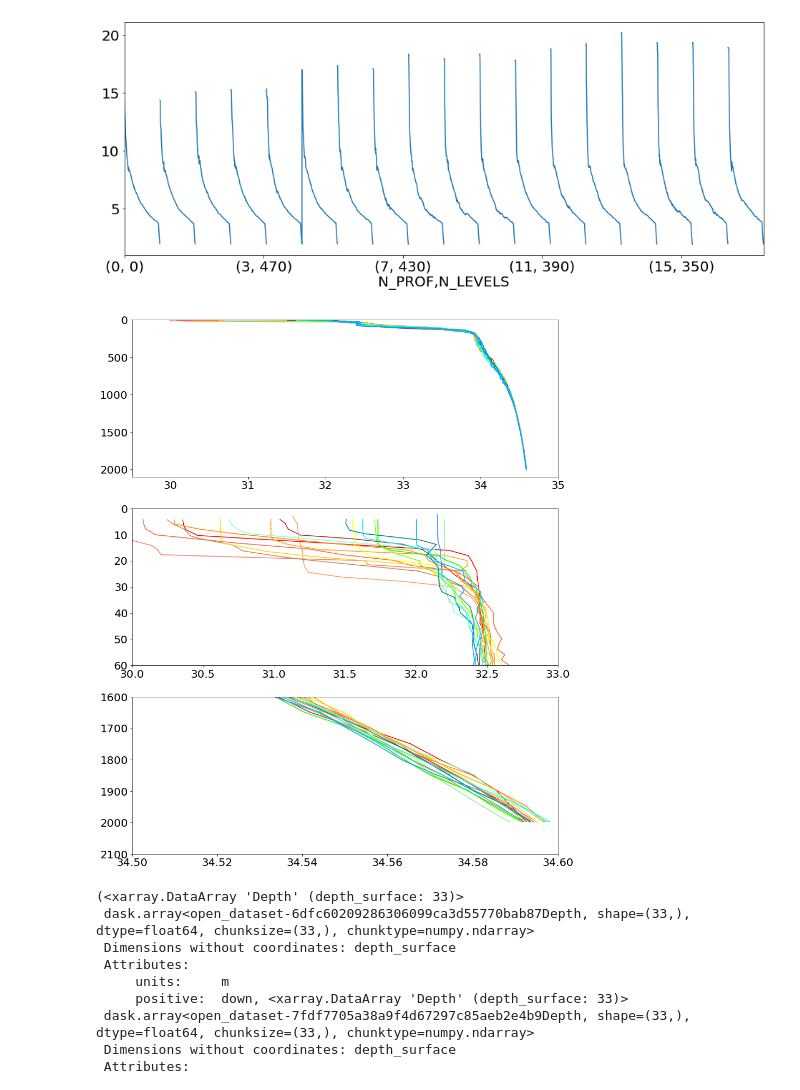
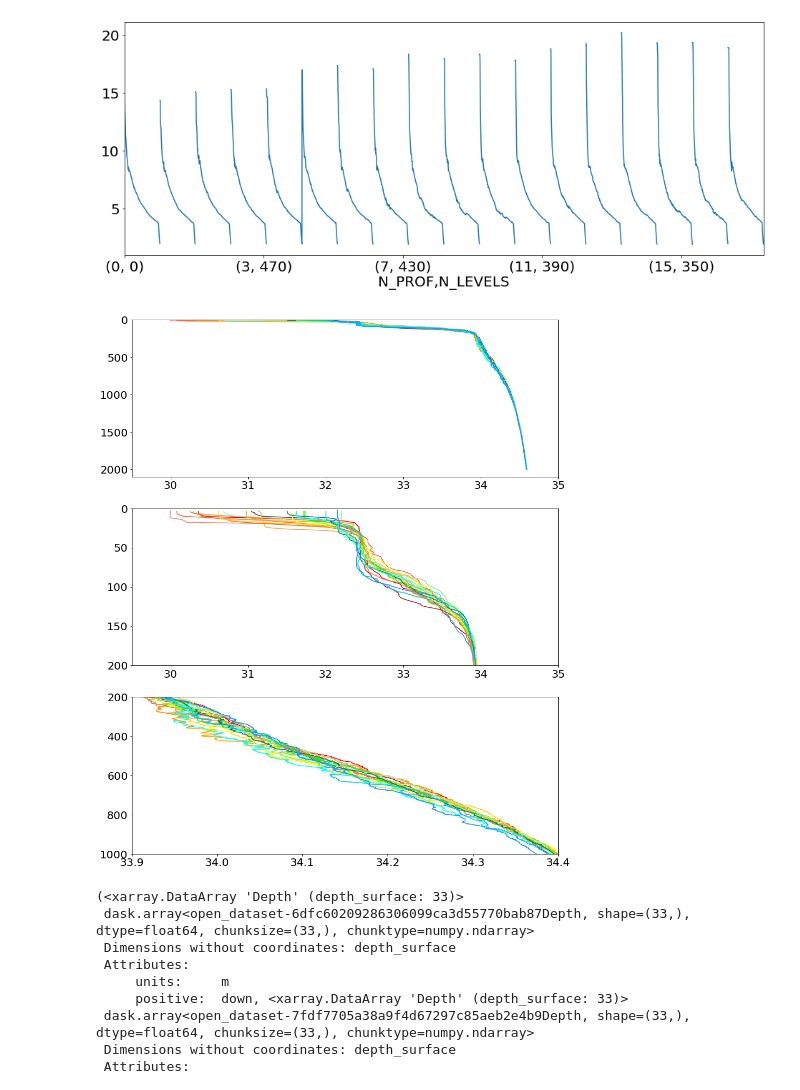
Before and after one commit to robfatland/chlorophyll, a Jupyter notebook: chlorophyll.ipynb, the cells around one changed output. Saved outputs shown, nothing was run; the diff lists cells and outputs as text; code cells hidden in the pictures.

```diff
--- a/chlorophyll.ipynb
+++ b/chlorophyll.ipynb
@@ -427,23 +432,23 @@ argo2df['TEMP'].plot()
 # %%
 f,a = plt.subplots(3)
 f.set_size_inches(14,18)
 a[0].set(ylim=(2100.,0.), xlim=(29.5,35.))
-a[1].set(ylim=(60.,0.), xlim=(30,33))
-a[2].set(ylim=(2100.,1600.), xlim=(34.5,34.6))
+a[1].set(ylim=(200.,0.), xlim=(29.5,35.))
+a[2].set(ylim=(1000.,200.), xlim=(33.9,34.4))
 
 c = ['brown', 'red', 'salmon', 'tomato', 'sandybrown', 'peru', 'darkorange', 'orange', 'gold',\
     'yellow', 'chartreuse', 'lightgreen', 'lime', 'aquamarine', 'teal', 'cyan', 'deepskyblue',\
     'dodgerblue', 'royalblue', 'navy', 'blue', 'mediumpurple', 'darkviolet', 'magenta', 'crimson']
 
 for nProfile in range(18):
     argo2psu=argo2.PSAL_ADJUSTED[nProfile].to_dataset(name='psu')
     argo2psu.coords['depth'] = ('depth', argo2.PRES_ADJUSTED[nProfile])
     argo2psu['psu'] = (('depth'), argo2psu.psu)
     a[0].plot(argo2psu.psu.values, argo2psu.depth.values, ',-', color=c[nProfile])
     a[1].plot(argo2psu.psu.values, argo2psu.depth.values, ',-', color=c[nProfile])
     a[2].plot(argo2psu.psu.values, argo2psu.depth.values, ',-', color=c[nProfile])
 # %% [output]
-[figure, old version]
+[figure, new version]
 # %%
 # Oregon Offshore        44.37415        -124.95648
 # Oregon Slope Base      44.52897        -125.38966
```
Also changed, not shown: parts of 1 cell of this notebook.
